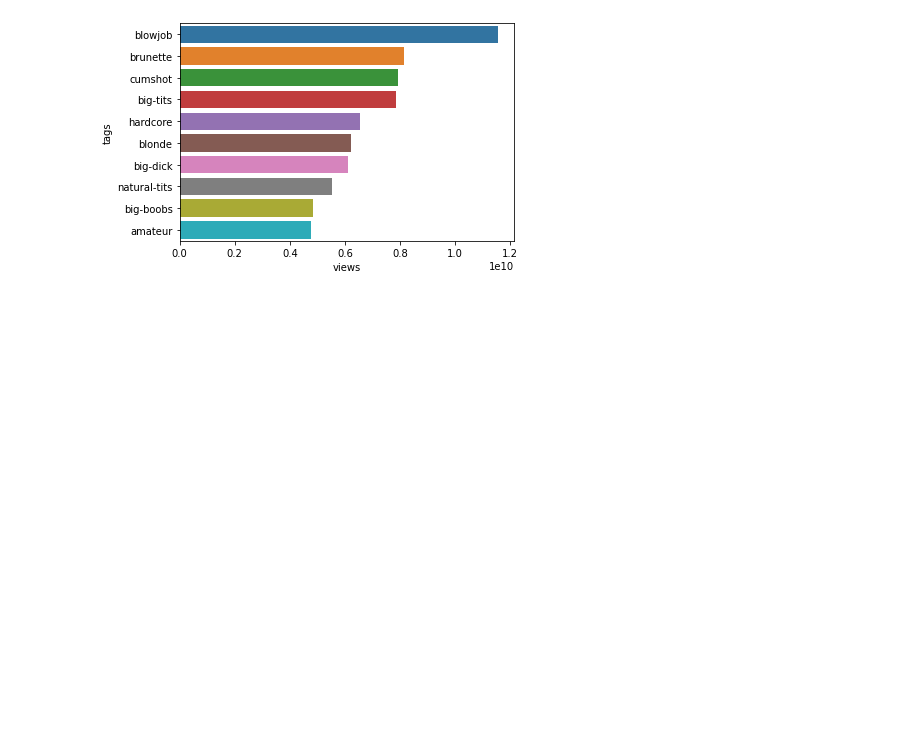
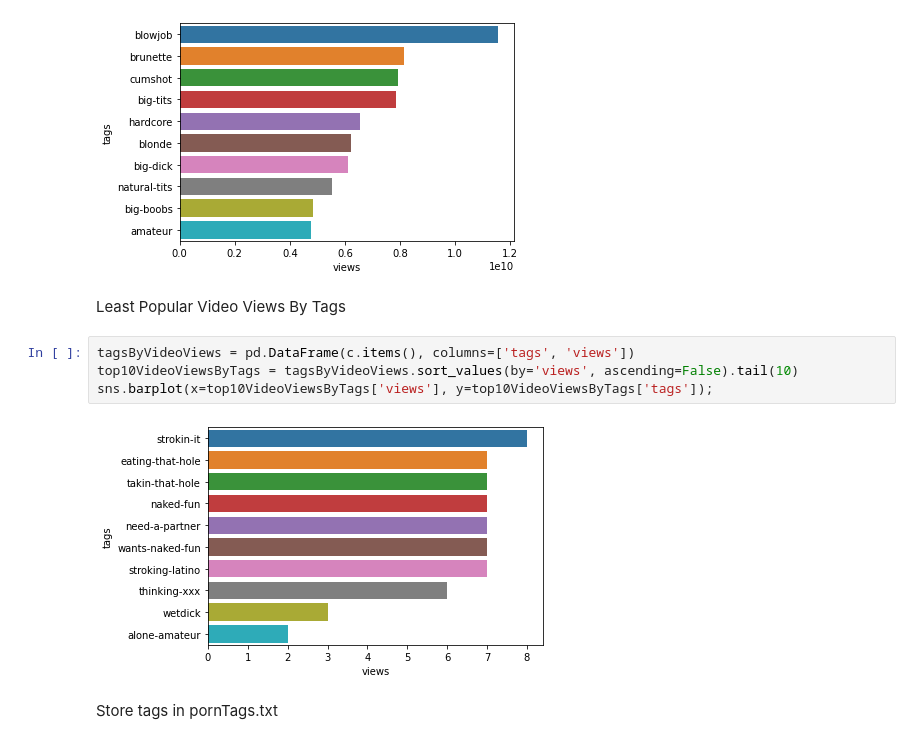
Before and after one commit to unordinaryhobbies/PornhubDatasetAnalysis, a Jupyter notebook: data_analysis.ipynb, the cells around one changed output. Cells and saved outputs as stored; diff of their text form; blank space fills up the shorter version.

```diff
--- a/data_analysis.ipynb
+++ b/data_analysis.ipynb
@@ -130,3 +144,13 @@ top10VideoViewsByTags = tagsByVideoViews.sort_values(by='views', ascending=False
 sns.barplot(x=top10VideoViewsByTags['views'], y=top10VideoViewsByTags['tags']);
 # %% [output]
 [figure]
+# %% [markdown]
+Least Popular Video Views By Tags
+# %%
+tagsByVideoViews = pd.DataFrame(c.items(), columns=['tags', 'views'])
+top10VideoViewsByTags = tagsByVideoViews.sort_values(by='views', ascending=False).tail(10)
+sns.barplot(x=top10VideoViewsByTags['views'], y=top10VideoViewsByTags['tags']);
+# %% [output]
+[figure, added]
+# %% [markdown]
+Store tags in pornTags.txt
```
Also changed, not shown: parts of 15 cells of this notebook.
